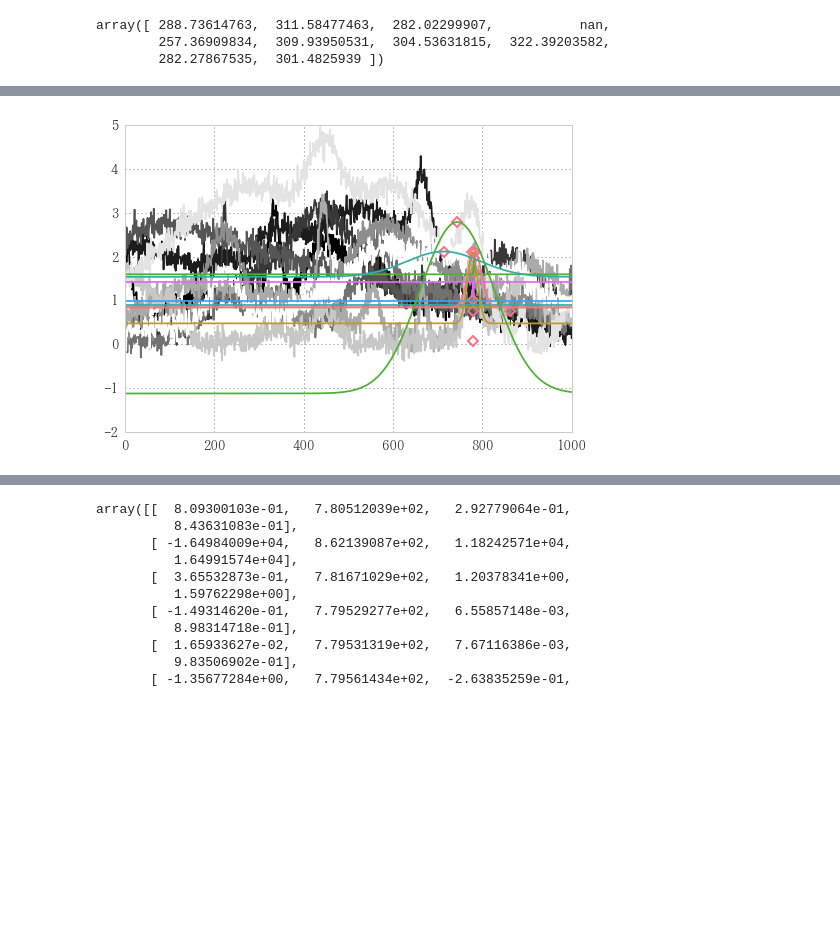
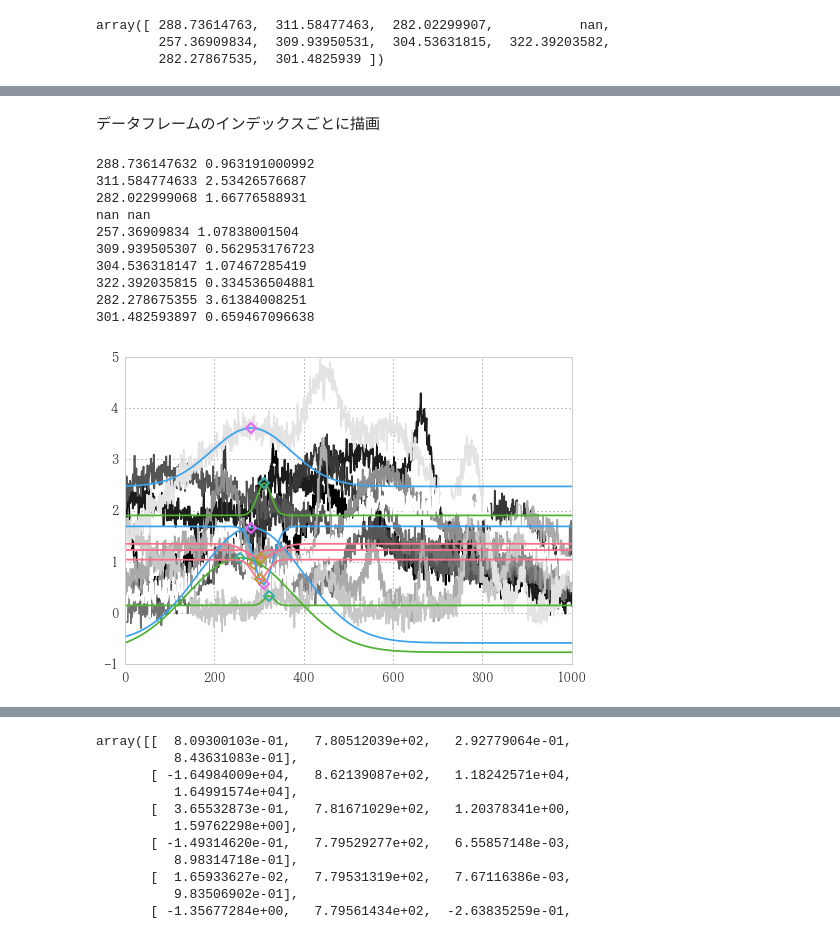
Before and after one commit to u1and0/SAtraceFit, a Jupyter notebook: fit_lab/fit_lab.ipynb, the cells around one changed output, grey strips where cells are left out. Cells and saved outputs as stored; diff of their text form; code cells hidden in the pictures; blank space fills up the shorter version.

Commit message:
<Add>regauss function

```diff
--- a/fit_lab/fit_lab.ipynb
+++ b/fit_lab/fit_lab.ipynb
@@ -747,3 +748,0 @@ plt_pnt_se.plot(style='D', mew=2, fillstyle='none')
-# %%
-plt_pnt = np.apply_along_axis(defit, 1, result)  # ポイントのプロットに必要な部分抜き出し
-plt_pnt_se = pd.Series(plt_pnt.T[1], index=plt_pnt.T[0])  # fitting結果をseries化
@@ -749,0 +773,9 @@ plt_pnt_se = pd.Series(plt_pnt.T[1], index=plt_pnt.T[0])  # fitting結果をseri
+# %%
+regauss = np.apply_along_axis(lambda x: gauss(df.columns, *x), 1, result)
+
+fig, ax = plt.subplots(10, sharex=True, figsize=(4,18))
+df.T.plot(color='gray', lw=.5, legend=False, subplots=True, ax=ax)
+pd.DataFrame(regauss).T.plot(legend=False, subplots=True, ax=ax)
+for nu in range(len(plt_pnt_se)):
+    x,y=plt_pnt_se.index[nu], plt_pnt_se.iloc[nu]
+    ax[nu].plot(x, y, 'D', mew=2, fillstyle='none')
@@ -750,7 +784,21 @@ plt_pnt_se = pd.Series(plt_pnt.T[1], index=plt_pnt.T[0])  # fitting結果をseri
+# %% [markdown]
+データフレームのインデックスごとに描画
 # %%
 df.T.plot(cmap='gray', legend=False)
-plt_pnt_se.plot(style='D', mew=2, fillstyle='none')
-for nu in [0,2,3,4,5,6,7,8,9]:
+for nu in range(len(df)):
     pd.Series(gauss(df.columns, *result[nu])).plot()
+    x,y=plt_pnt_se.index[nu], plt_pnt_se.iloc[nu]
+    print(x,y)
+    plt.plot(x, y, 'D', mew=2, fillstyle='none')
 # %% [output]
+288.736147632 0.963191000992
+311.584774633 2.53426576687
+282.022999068 1.66776588931
+nan nan
+257.36909834 1.07838001504
+309.939505307 0.562953176723
+304.536318147 1.07467285419
+322.392035815 0.334536504881
+282.278675355 3.61384008251
+301.482593897 0.659467096638
-[figure, old version]
+[figure, new version]
```
Also changed, not shown: parts of 19 cells of this notebook, 19 other files.
